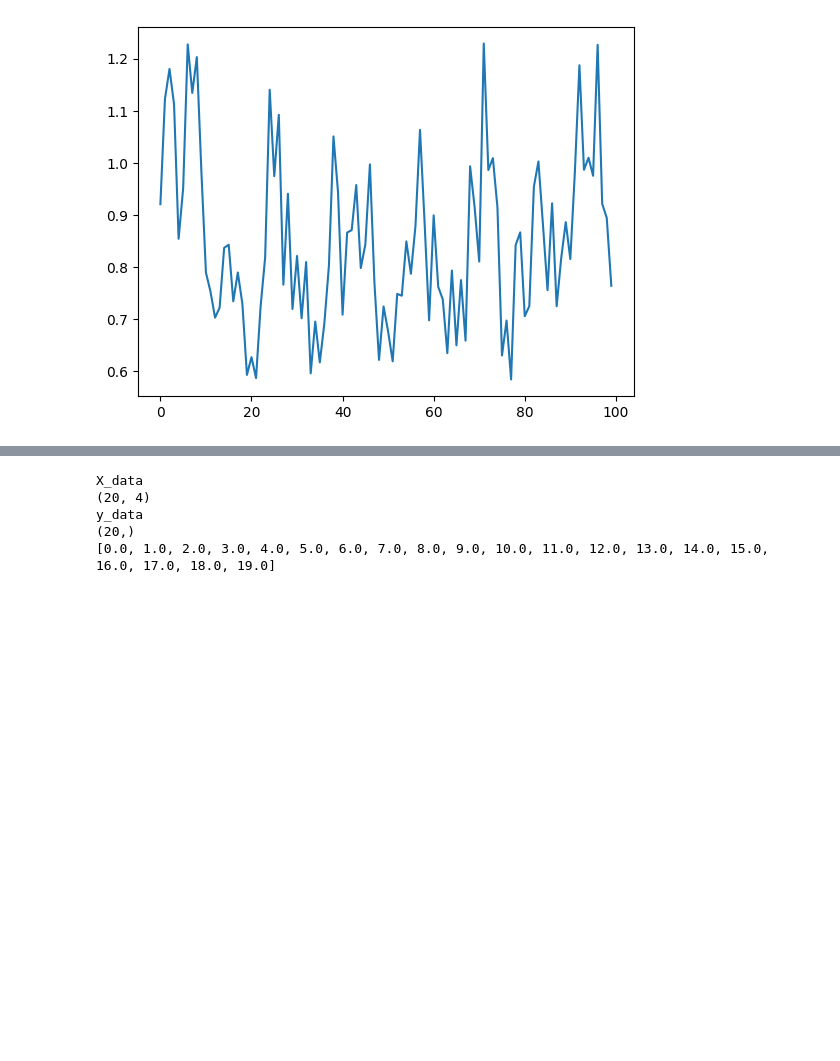
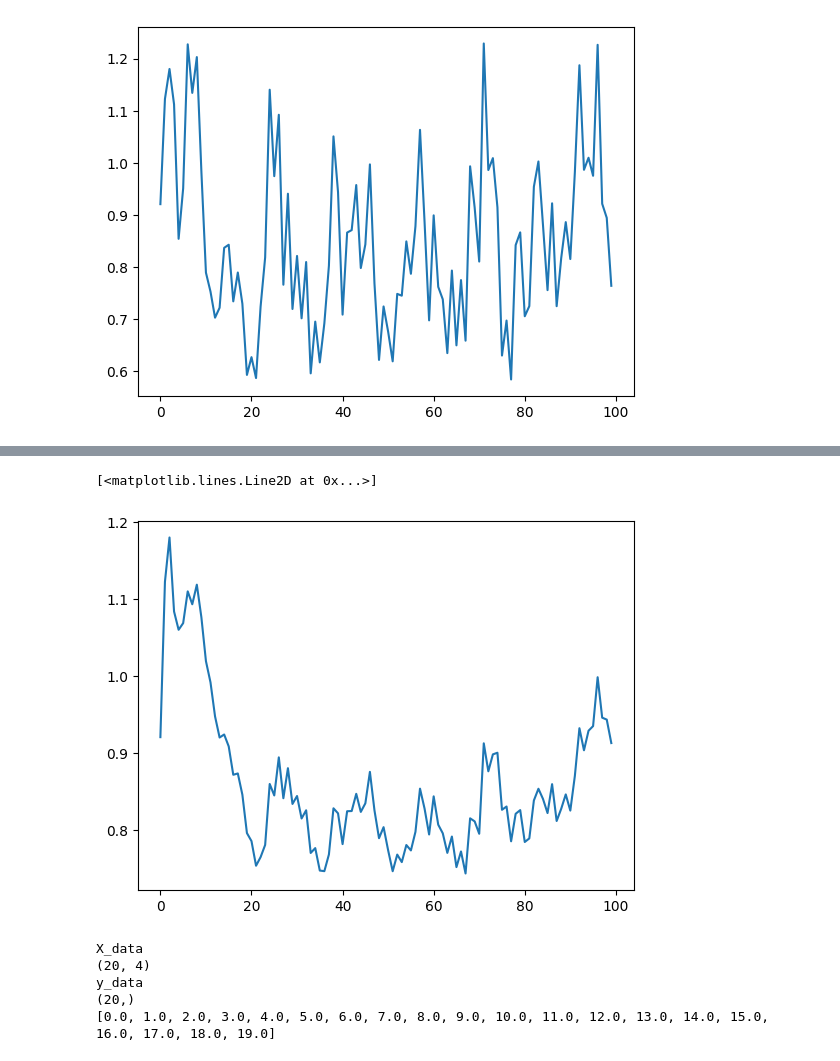
Before and after one commit to meetagrawal09/CCIC-4.0-Group-AJ, a Jupyter notebook: TaskQueue/prediction_with_LSTMs.ipynb, the cells around one changed output, grey strips where cells are left out. Cells and saved outputs as stored; diff of their text form; code cells hidden in the pictures; blank space fills up the shorter version.

```diff
--- a/TaskQueue/prediction_with_LSTMs.ipynb
+++ b/TaskQueue/prediction_with_LSTMs.ipynb
@@ -66,3 +134,8 @@ np_oipcr.shape
+# %%
+plt.plot(df.index, np_oipcr)
+# %% [output]
+[<matplotlib.lines.Line2D at 0x...>]
+[figure, added]
 # %%
 import numpy as np
 import matplotlib.pyplot as plt
```
Also changed, not shown: parts of 10 cells of this notebook, 1 other file.
